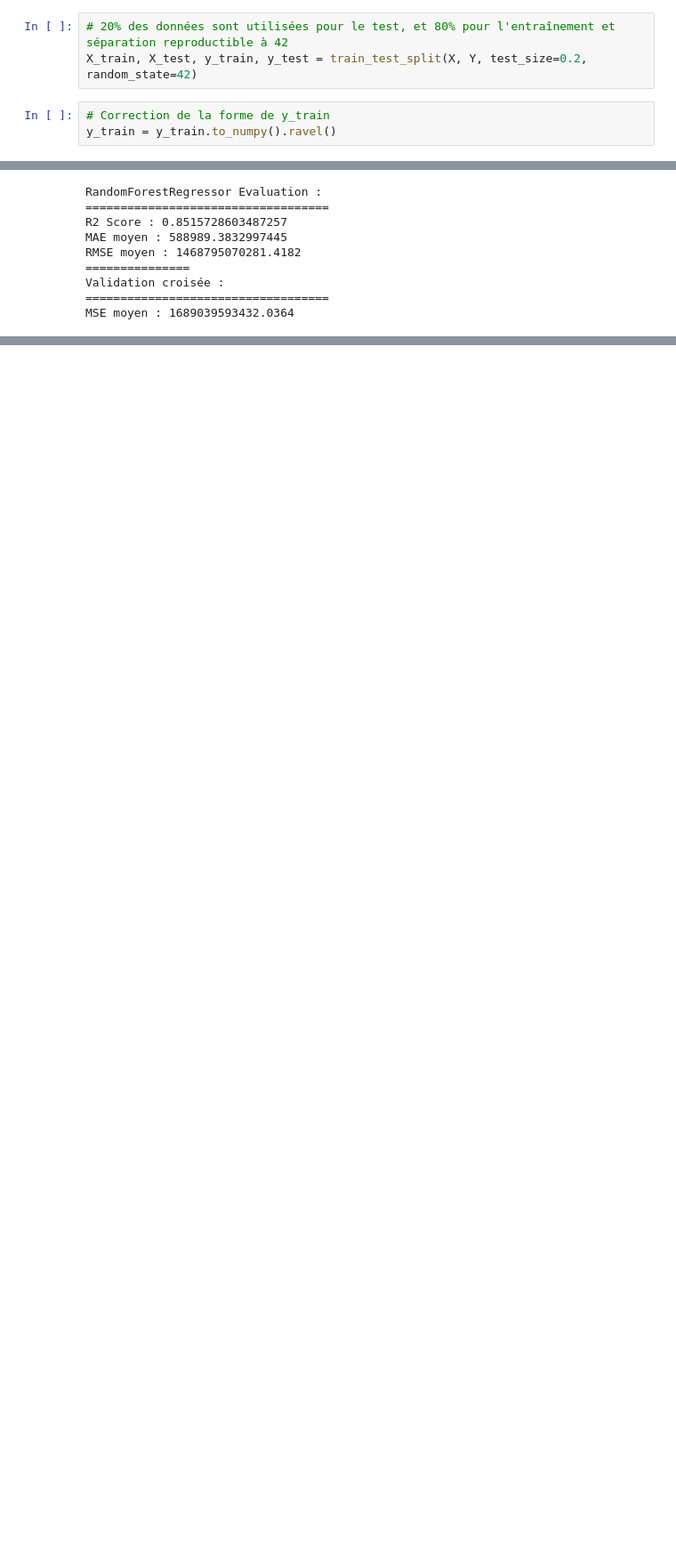
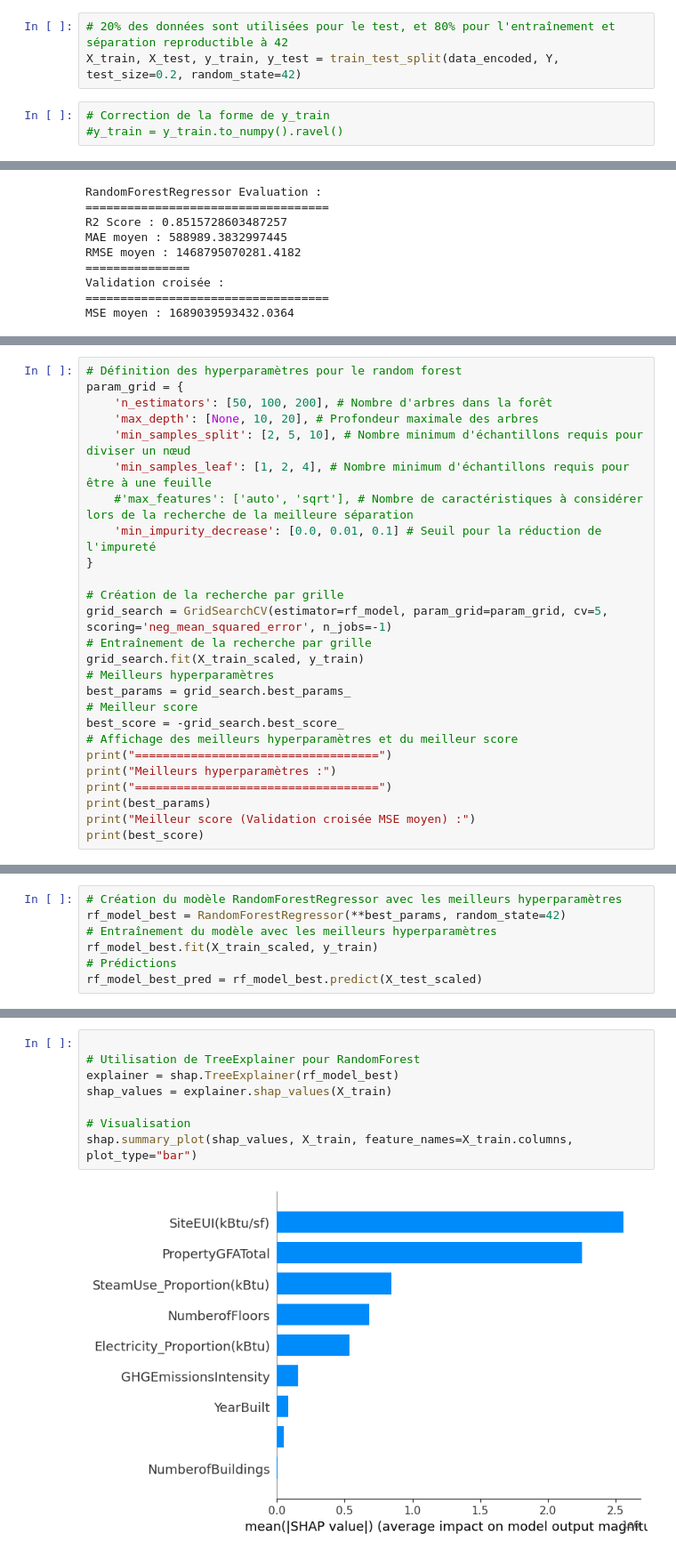
Before and after one commit to Vinyl-237/Anticipez-les-besoins-en-consommation-de-b-timents, a Jupyter notebook: noteBook3.ipynb, the cells around one changed output, grey strips where cells are left out. Shown at 89% size. Saved outputs shown, nothing was run; the diff lists cells and outputs as text; blank space fills up the shorter version.

```diff
--- a/noteBook3.ipynb
+++ b/noteBook3.ipynb
@@ -40,9 +90,9 @@ Y = df.select("SiteEnergyUse(kBtu)")
 # %%
 # 20% des données sont utilisées pour le test, et 80% pour l'entraînement et séparation reproductible à 42
-X_train, X_test, y_train, y_test = train_test_split(X, Y, test_size=0.2, random_state=42)
+X_train, X_test, y_train, y_test = train_test_split(data_encoded, Y, test_size=0.2, random_state=42)
 # %%
 # Correction de la forme de y_train
-y_train = y_train.to_numpy().ravel()
+#y_train = y_train.to_numpy().ravel()
 # %%
 # Normalisation des données
 scaler = StandardScaler()
@@ -201,0 +308,26 @@ sns.boxplot(df['SiteEnergyUse(kBtu)'])
+# %%
+# Définition des hyperparamètres pour le random forest
+param_grid = {
+    'n_estimators': [50, 100, 200], # Nombre d'arbres dans la forêt
+    'max_depth': [None, 10, 20], # Profondeur maximale des arbres
+    'min_samples_split': [2, 5, 10], # Nombre minimum d'échantillons requis pour diviser un nœud
+    'min_samples_leaf': [1, 2, 4], # Nombre minimum d'échantillons requis pour être à une feuille
+    #'max_features': ['auto', 'sqrt'], # Nombre de caractéristiques à considérer lors de la recherche de la meilleure séparation
+    'min_impurity_decrease': [0.0, 0.01, 0.1] # Seuil pour la réduction de l'impureté
+}
+
+# Création de la recherche par grille
+grid_search = GridSearchCV(estimator=rf_model, param_grid=param_grid, cv=5, scoring='neg_mean_squared_error', n_jobs=-1)
+# Entraînement de la recherche par grille
+grid_search.fit(X_train_scaled, y_train)
+# Meilleurs hyperparamètres
+best_params = grid_search.best_params_
+# Meilleur score
+best_score = -grid_search.best_score_
+# Affichage des meilleurs hyperparamètres et du meilleur score
+print("===================================")
+print("Meilleurs hyperparamètres :")
+print("===================================")
+print(best_params)
+print("Meilleur score (Validation croisée MSE moyen) :")
+print(best_score)
@@ -201,0 +341,7 @@ sns.boxplot(df['SiteEnergyUse(kBtu)'])
+# %%
+# Création du modèle RandomForestRegressor avec les meilleurs hyperparamètres
+rf_model_best = RandomForestRegressor(**best_params, random_state=42)
+# Entraînement du modèle avec les meilleurs hyperparamètres
+rf_model_best.fit(X_train_scaled, y_train)
+# Prédictions
+rf_model_best_pred = rf_model_best.predict(X_test_scaled)
@@ -201,0 +381,10 @@ sns.boxplot(df['SiteEnergyUse(kBtu)'])
+# %%
+
+# Utilisation de TreeExplainer pour RandomForest
+explainer = shap.TreeExplainer(rf_model_best)
+shap_values = explainer.shap_values(X_train)
+
+# Visualisation
+shap.summary_plot(shap_values, X_train, feature_names=X_train.columns, plot_type="bar")
+# %% [output]
+[figure, added]
```
Also changed, not shown: parts of 28 cells of this notebook, 2 other files.
